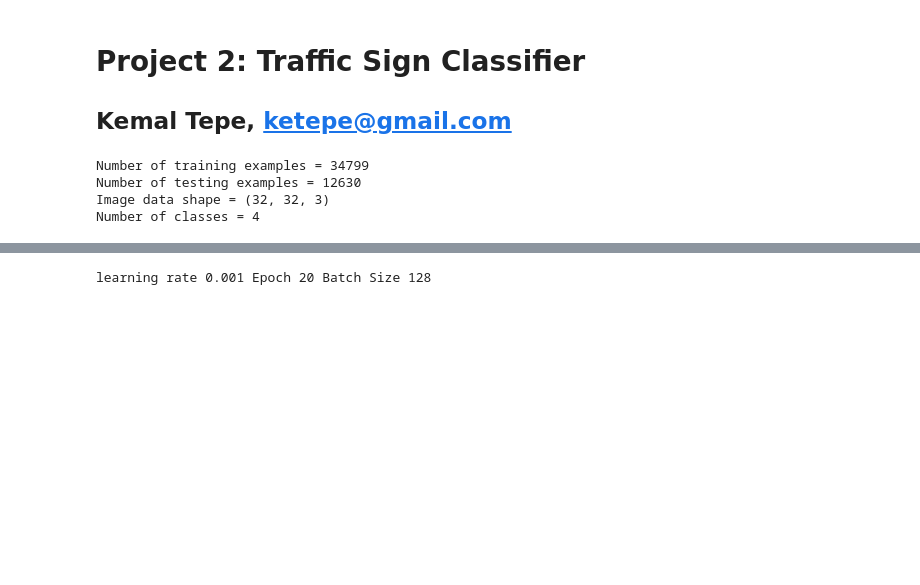
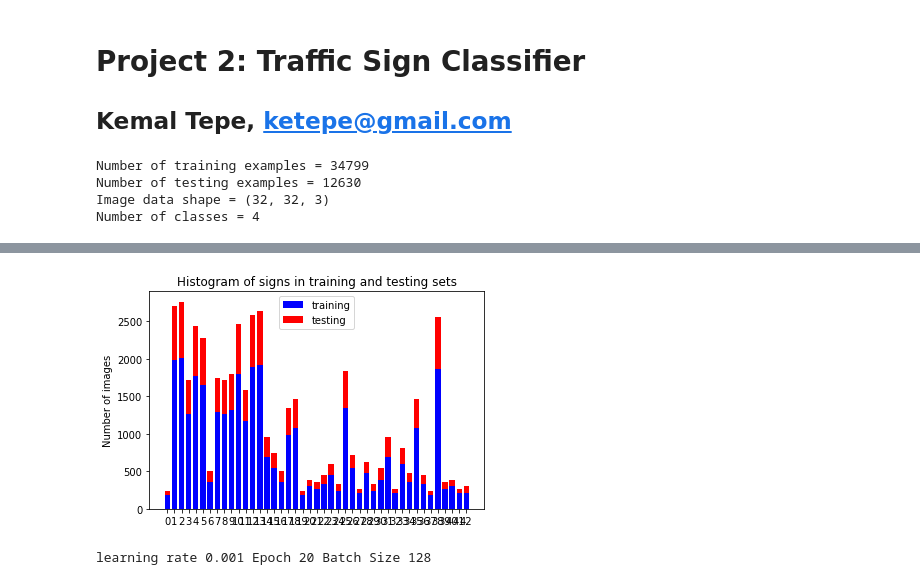
Before and after one commit to ktepe/carndP2, a Jupyter notebook: P2_KemalTepe.ipynb, the cells around one changed output, grey strips where cells are left out. Saved outputs shown, nothing was run; the diff lists cells and outputs as text; code cells hidden in the pictures; blank space fills up the shorter version.

```diff
--- a/P2_KemalTepe.ipynb
+++ b/P2_KemalTepe.ipynb
@@ -181,3 +181,27 @@ X_train, y_train = shuffle(X_train, y_train)
+# %%
+#data det analysis
+n_signs=len(signnames)
+
+count_train=np.zeros((n_signs,1))
+count_test=np.zeros((n_signs,1))
+
+for i in range(n_train):
+    count_train[y_train[i]]+=1
+
+for i in range(n_test):
+    count_test[y_test[i]]+=1
+
+width=0.75
+
+p1 = plt.bar(range(n_signs), count_train, width, color='blue')
+p2 = plt.bar(range(n_signs), count_test, width, bottom=count_train, color='red')
+plt.ylabel('Number of images')
+plt.title('Histogram of signs in training and testing sets')
+plt.xticks(range(n_signs))
+plt.legend((p1[0], p2[0]), ('training', 'testing'))
+plt.show()
+# %% [output]
+[figure, added]
 # %%
 # setup the training parameters
 #original rate = 0.001
```
Also changed, not shown: parts of 2 cells of this notebook, 2 other files.
